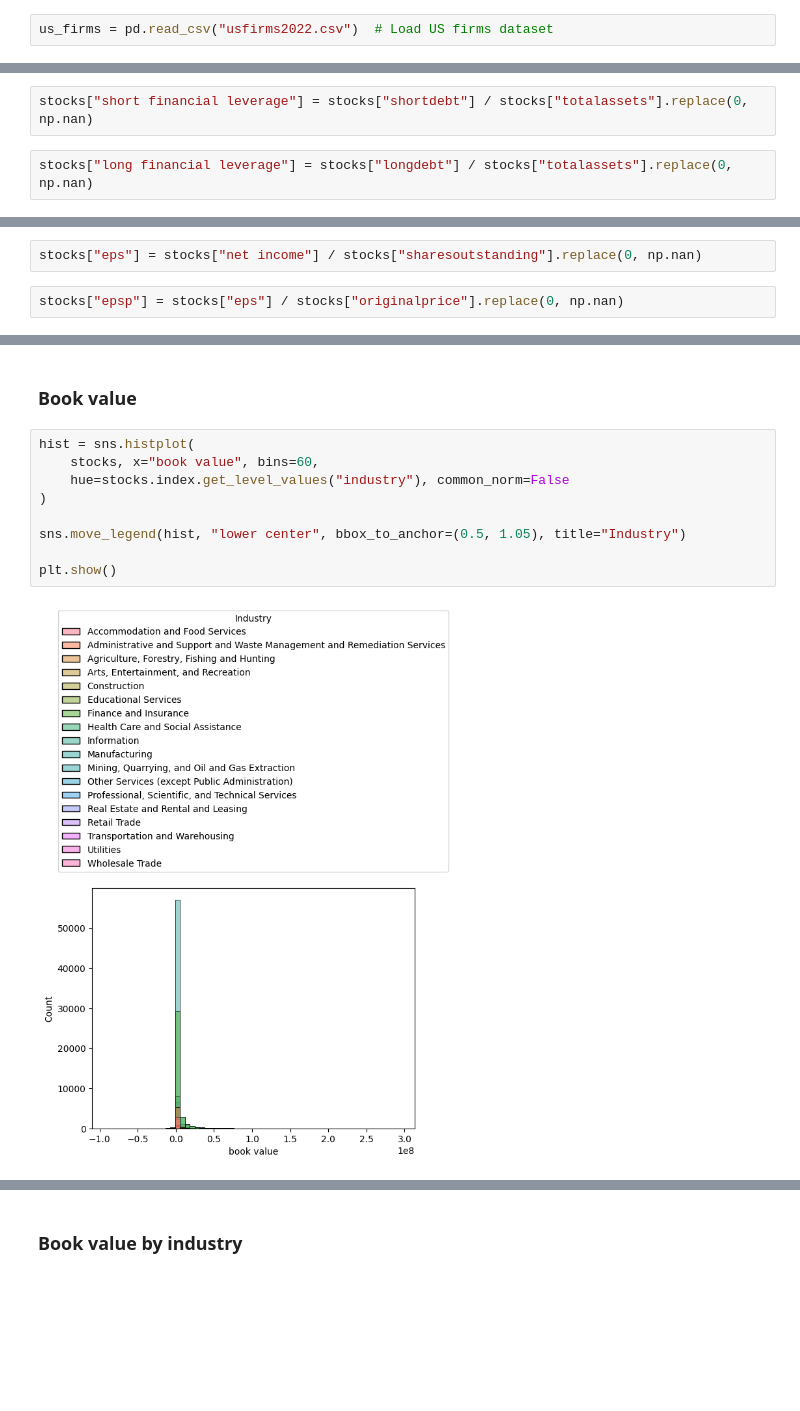
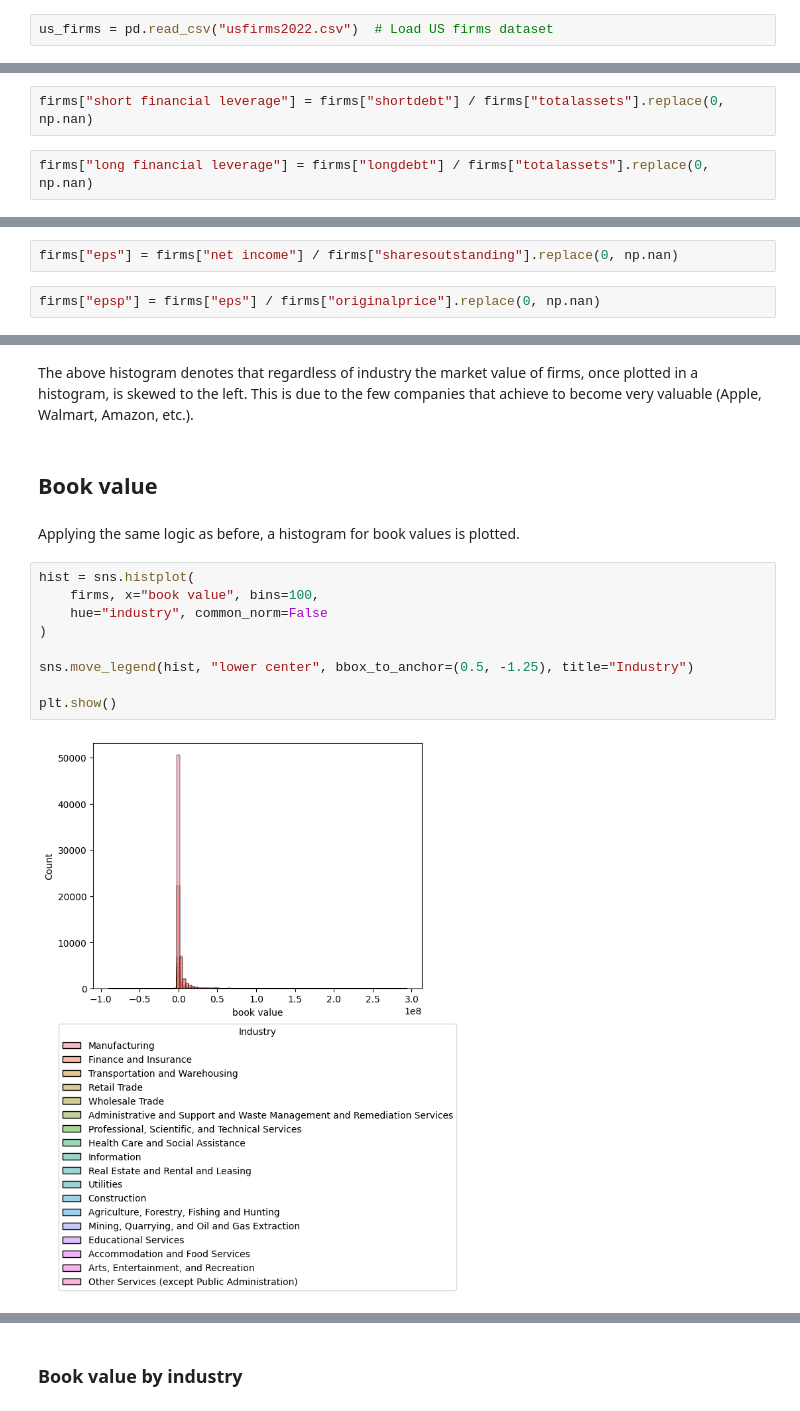
Before and after one commit to carlosahs/tc3006c-stats-module, a Jupyter notebook: stock_stats.ipynb, the cells around one changed output, grey strips where cells are left out. Cells and saved outputs as stored; diff of their text form; blank space fills up the shorter version.

```diff
--- a/stock_stats.ipynb
+++ b/stock_stats.ipynb
@@ -67,4 +167,4 @@ stocks["operating profit margin"] = stocks["ebit"] / stocks["revenue"].replace(0
 # %%
-stocks["short financial leverage"] = stocks["shortdebt"] / stocks["totalassets"].replace(0, np.nan)
+firms["short financial leverage"] = firms["shortdebt"] / firms["totalassets"].replace(0, np.nan)
 # %%
-stocks["long financial leverage"] = stocks["longdebt"] / stocks["totalassets"].replace(0, np.nan)
+firms["long financial leverage"] = firms["longdebt"] / firms["totalassets"].replace(0, np.nan)
@@ -73,4 +171,4 @@ stocks["net income"] = stocks["ebit"] - stocks["finexp"] - stocks["incometax"] +
 # %%
-stocks["eps"] = stocks["net income"] / stocks["sharesoutstanding"].replace(0, np.nan)
+firms["eps"] = firms["net income"] / firms["sharesoutstanding"].replace(0, np.nan)
 # %%
-stocks["epsp"] = stocks["eps"] / stocks["originalprice"].replace(0, np.nan)
+firms["epsp"] = firms["eps"] / firms["originalprice"].replace(0, np.nan)
@@ -117,13 +192,17 @@ plt.show()
+# %% [markdown]
+The above histogram denotes that regardless of industry the market value of firms, once plotted in a histogram, is skewed to the left. This is due to the few companies that achieve to become very valuable (Apple, Walmart, Amazon, etc.).
 # %% [markdown]
-### Book value
+## Book value
+# %% [markdown]
+Applying the same logic as before, a histogram for book values is plotted.
 # %%
 hist = sns.histplot(
-    stocks, x="book value", bins=60,
-    hue=stocks.index.get_level_values("industry"), common_norm=False
+    firms, x="book value", bins=100,
+    hue="industry", common_norm=False
 )
 
-sns.move_legend(hist, "lower center", bbox_to_anchor=(0.5, 1.05), title="Industry")
+sns.move_legend(hist, "lower center", bbox_to_anchor=(0.5, -1.25), title="Industry")
 
 plt.show()
 # %% [output]
-[figure, old version]
+[figure, new version]
```
Also changed, not shown: parts of 108 cells of this notebook.
